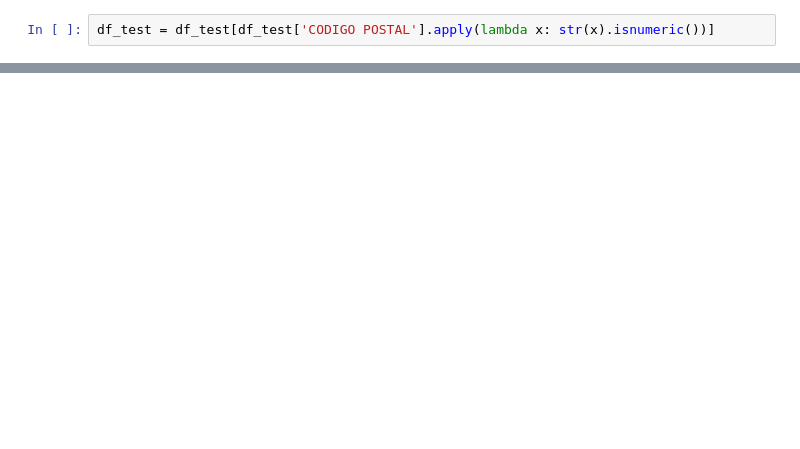
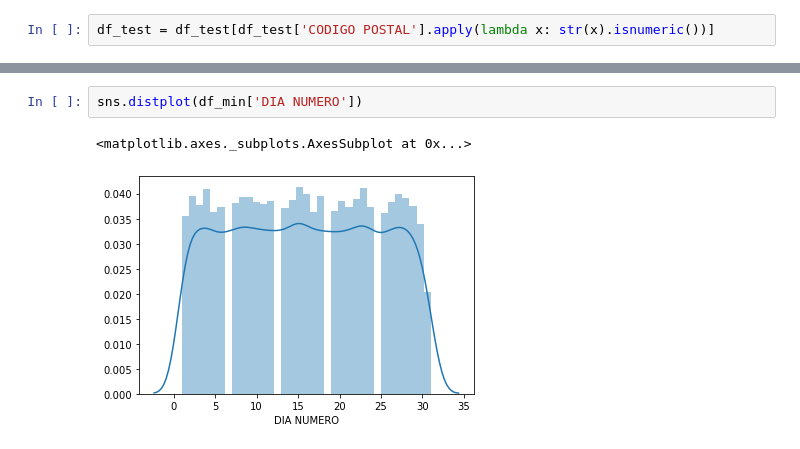
Before and after one commit to KevinTMtz/HackMTY2020, a Jupyter notebook: datlas/scripts/analysis_model.ipynb, the cells around one changed output, grey strips where cells are left out. Drawn from its saved outputs; the diff is of its cells as text; blank space fills up the shorter version.

```diff
--- a/datlas/scripts/analysis_model.ipynb
+++ b/datlas/scripts/analysis_model.ipynb
@@ -165,0 +195,5 @@ df_test[10:30]
+# %%
+sns.distplot(df_min['DIA NUMERO'])
+# %% [output]
+<matplotlib.axes._subplots.AxesSubplot at 0x...>
+[figure, added]
```
Also changed, not shown: parts of 58 cells of this notebook, 2 other files.
